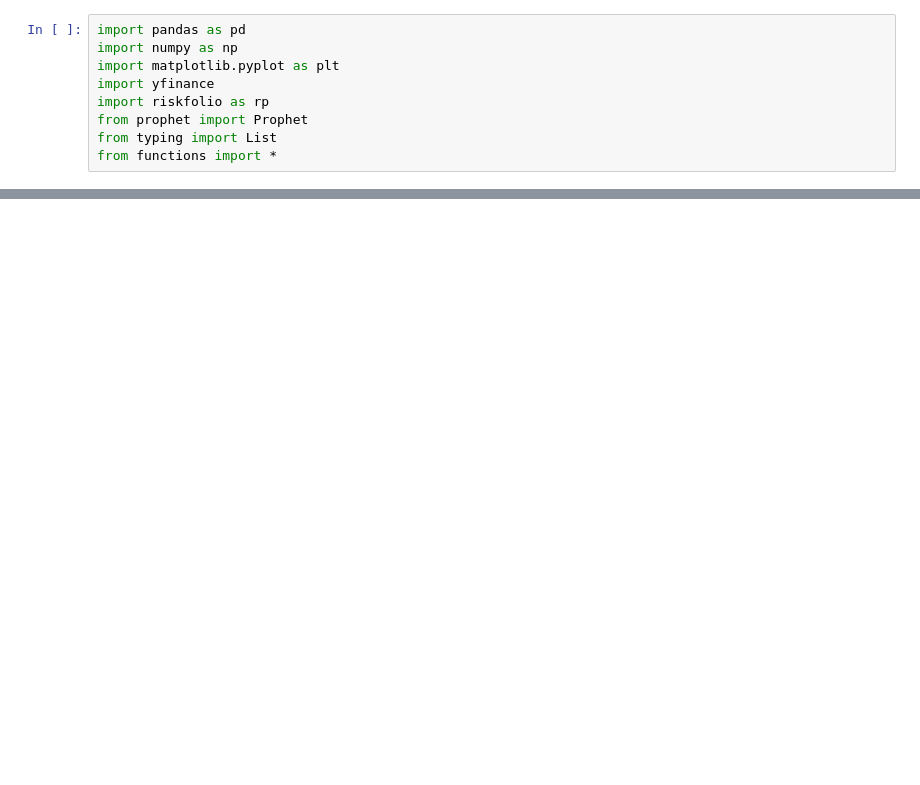
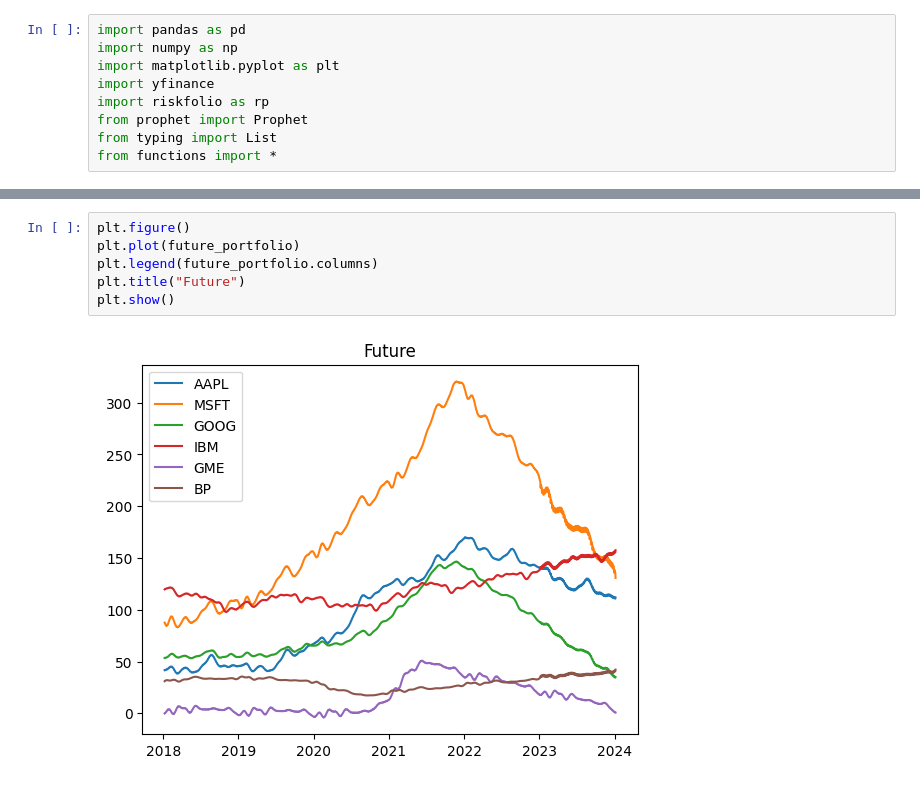
Before and after one commit to sedat01/time-series, a Jupyter notebook: main.ipynb, the cells around one changed output, grey strips where cells are left out. Saved outputs shown, nothing was run; the diff lists cells and outputs as text; blank space fills up the shorter version.

```diff
--- a/main.ipynb
+++ b/main.ipynb
@@ -132,0 +108,8 @@ ds
+# %%
+plt.figure()
+plt.plot(future_portfolio)
+plt.legend(future_portfolio.columns)
+plt.title("Future")
+plt.show()
+# %% [output]
+[figure, added]
```
Also changed, not shown: parts of 7 cells of this notebook, 1 other file.
